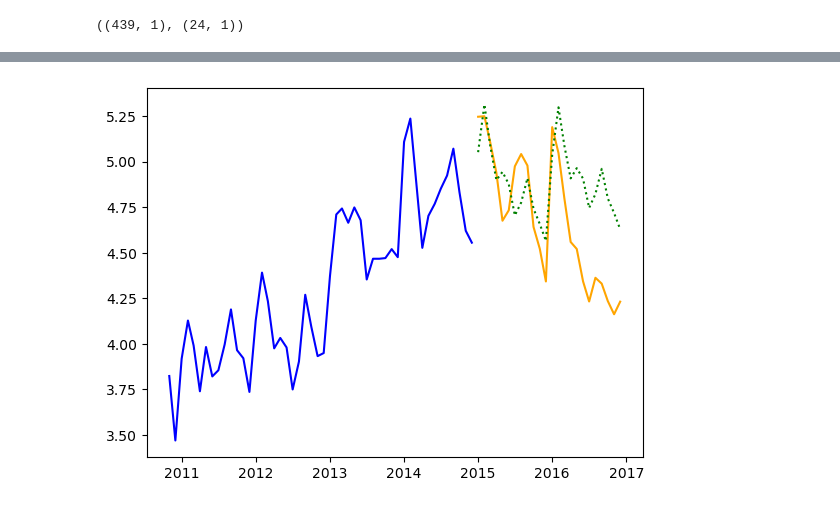
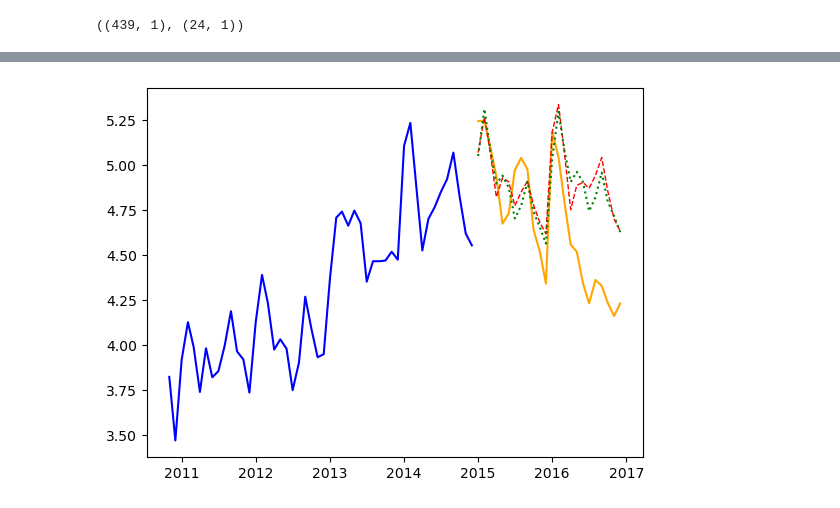
Before and after one commit to DamianChimes/QBUS6840-Predictive-Analytics, a Jupyter notebook: Exploratory Analysis.ipynb, the cells around one changed output, grey strips where cells are left out. Drawn from its saved outputs; the diff is of its cells as text; code cells hidden in the pictures.

```diff
--- a/Exploratory Analysis.ipynb
+++ b/Exploratory Analysis.ipynb
@@ -41,11 +46,12 @@ None
 df_ts = df_raw.copy()
 df_ts['Date'] = pd.to_datetime(df_ts['Date'], format="%d/%m/%Y") # Fix format to day-month-year
 df_ts = df_ts.set_index('Date')
+df_ts.index.freq = 'MS'
 
 # Plot the training dataset
 plt.figure(figsize=(14,6))
 plt.title('Underemployment Rate (June 1978 to December 2017)', fontsize=14)
-plt.xlabel('Date (months)', fontsize=10)
+plt.xlabel('Date (recorded per month)', fontsize=10)
 plt.ylabel('Rate (%)', fontsize=10)
 
 plt.gca().xaxis.grid(True)
@@ -237,8 +329,22 @@ model.get_params()
+# %%
+# Define a SARIMAX model
+model_2 = sm.tsa.statespace.sarimax.SARIMAX(df_train,
+                                          order = (2,1,2),                 # Non-seasonal component
+                                          seasonal_order = (1,1,0,12),     # Seasonal component
+                                          enforce_stationarity = False,
+                                          enforce_invertibility = False,
+                                          freq='MS'
+                                         ).fit()
+
+
+forecasts_2 = model_2.predict(df_val.index[0], df_val.index[-1])  # predict N steps into the future
 # %%
 # Visualize the forecasts (blue=train, green=forecasts)
 plt.plot(df_train.index[-50:], df_train[-50:], c='blue')
 plt.plot(df_val.index, df_val, c='orange')
+plt.plot(df_val.index, forecasts_2, c='red', linestyle='dashed', linewidth=1)
 plt.plot(df_val.index, forecasts, c='green', linestyle='dotted')
+
 plt.show()
 # %% [output]
-[figure, old version]
+[figure, new version]
```
Also changed, not shown: parts of 28 cells of this notebook, 1 other file.
